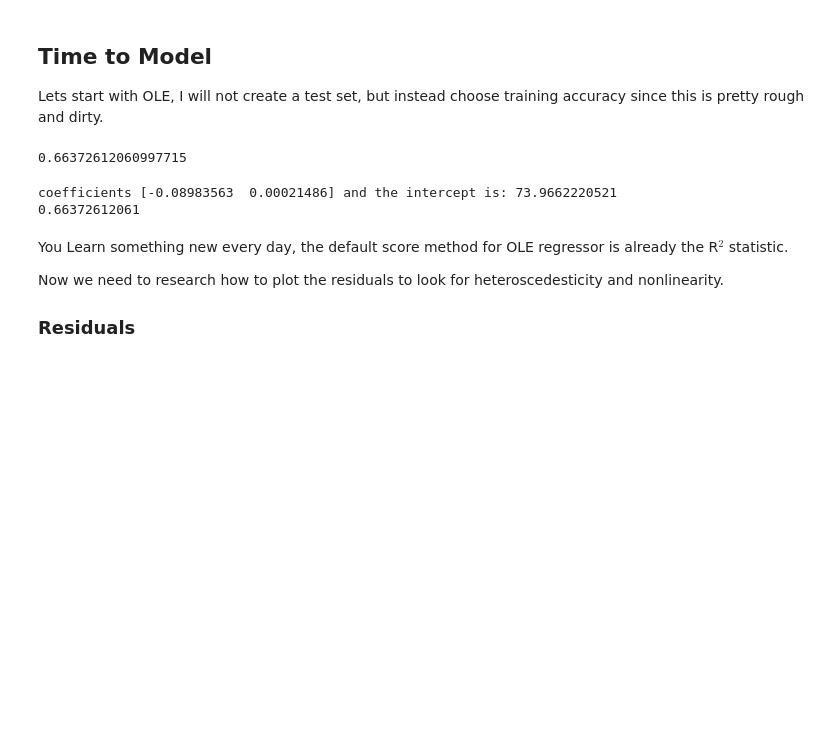
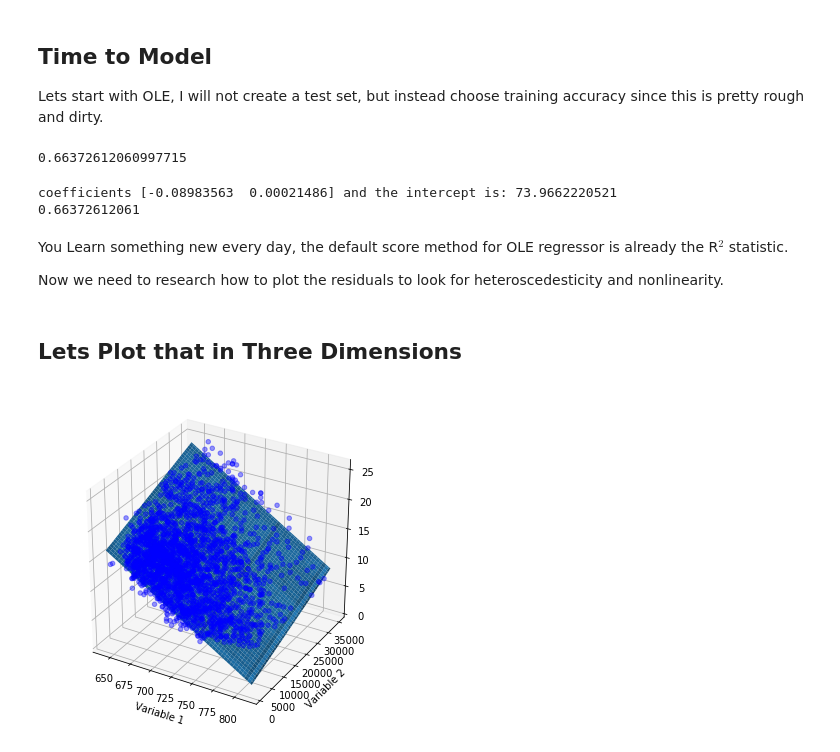
Before and after one commit to harrisonjansma/ML-Notes, a Jupyter notebook: Linear Regression Code.ipynb, the cells around one changed output. Saved outputs shown, nothing was run; the diff lists cells and outputs as text; code cells hidden in the pictures; blank space fills up the shorter version.

```diff
--- a/Linear Regression Code.ipynb
+++ b/Linear Regression Code.ipynb
@@ -153,5 +174,10 @@ coefficients [-0.08983563  0.00021486] and the intercept is: 73.9662220521
 You Learn something new every day, the default score method for OLE regressor is already the R$^{2}$ statistic.
 
 Now we need to research how to plot the residuals to look for heteroscedesticity and nonlinearity.
-
-### Residuals
+# %% [markdown]
+## Lets Plot that in Three Dimensions
+# %%
+import VisualFuncs as vf
+vf.ThreeD_VDR([0,1], x_input, df['Interest.Rate'], OLE)
+# %% [output]
+[figure, added]
```
Also changed, not shown: parts of 36 cells of this notebook, 1 other file.
